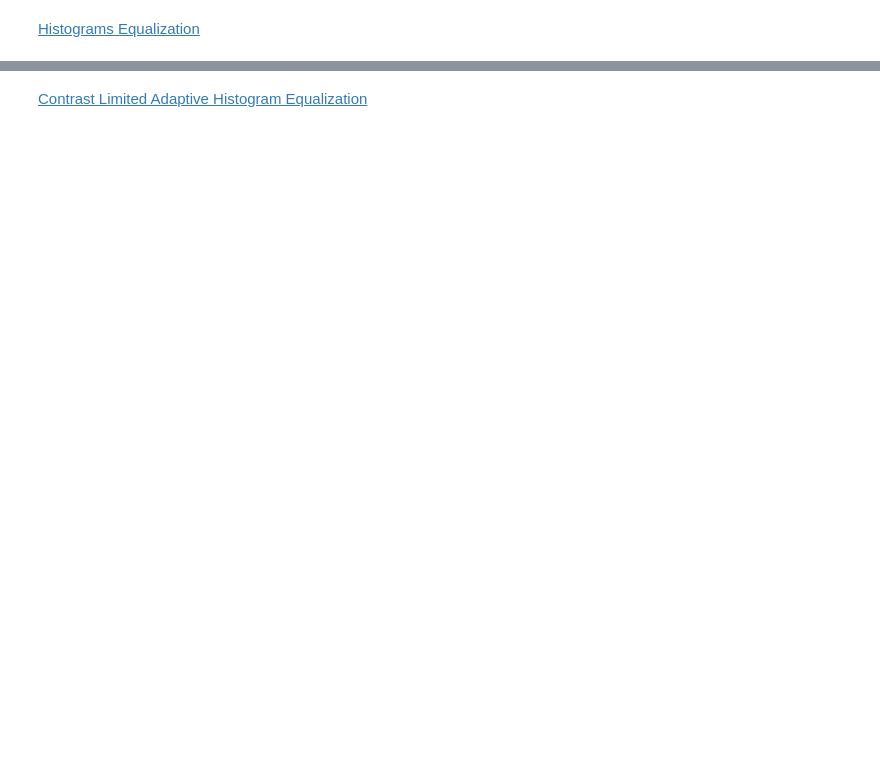
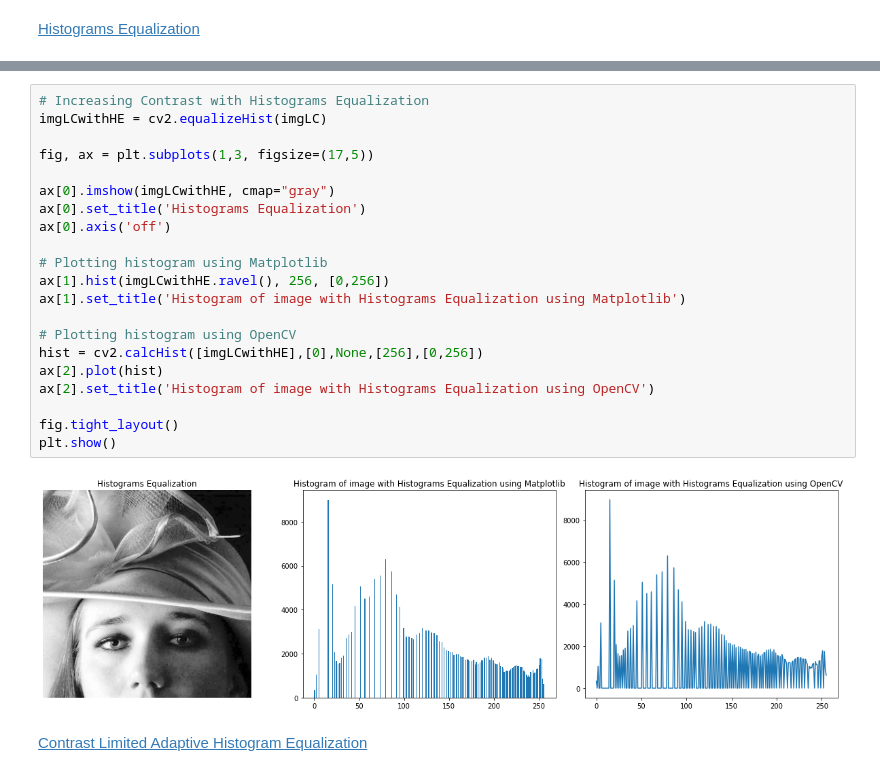
Before and after one commit to paulinho-16/MEIC-VC, a Jupyter notebook: Exercises/Part1/2_image_enhancement.ipynb, the cells around one changed output, grey strips where cells are left out. Cells and saved outputs as stored; diff of their text form; blank space fills up the shorter version.

```diff
--- a/Exercises/Part1/2_image_enhancement.ipynb
+++ b/Exercises/Part1/2_image_enhancement.ipynb
@@ -133,3 +140,26 @@ plt.show()
+# %%
+# Increasing Contrast with Histograms Equalization
+imgLCwithHE = cv2.equalizeHist(imgLC)
+
+fig, ax = plt.subplots(1,3, figsize=(17,5))
+
+ax[0].imshow(imgLCwithHE, cmap="gray")
+ax[0].set_title('Histograms Equalization')
+ax[0].axis('off')
+
+# Plotting histogram using Matplotlib
+ax[1].hist(imgLCwithHE.ravel(), 256, [0,256])
+ax[1].set_title('Histogram of image with Histograms Equalization using Matplotlib')
+
+# Plotting histogram using OpenCV
+hist = cv2.calcHist([imgLCwithHE],[0],None,[256],[0,256])
+ax[2].plot(hist)
+ax[2].set_title('Histogram of image with Histograms Equalization using OpenCV')
+
+fig.tight_layout()
+plt.show()
+# %% [output]
+[figure, added]
 # %% [markdown]
 [Contrast Limited Adaptive Histogram Equalization](https://docs.opencv.org/master/d6/dc7/group__imgproc__hist.html#gad689d2607b7b3889453804f414ab1018)
 # %%
```
Also changed, not shown: parts of 9 cells of this notebook.
